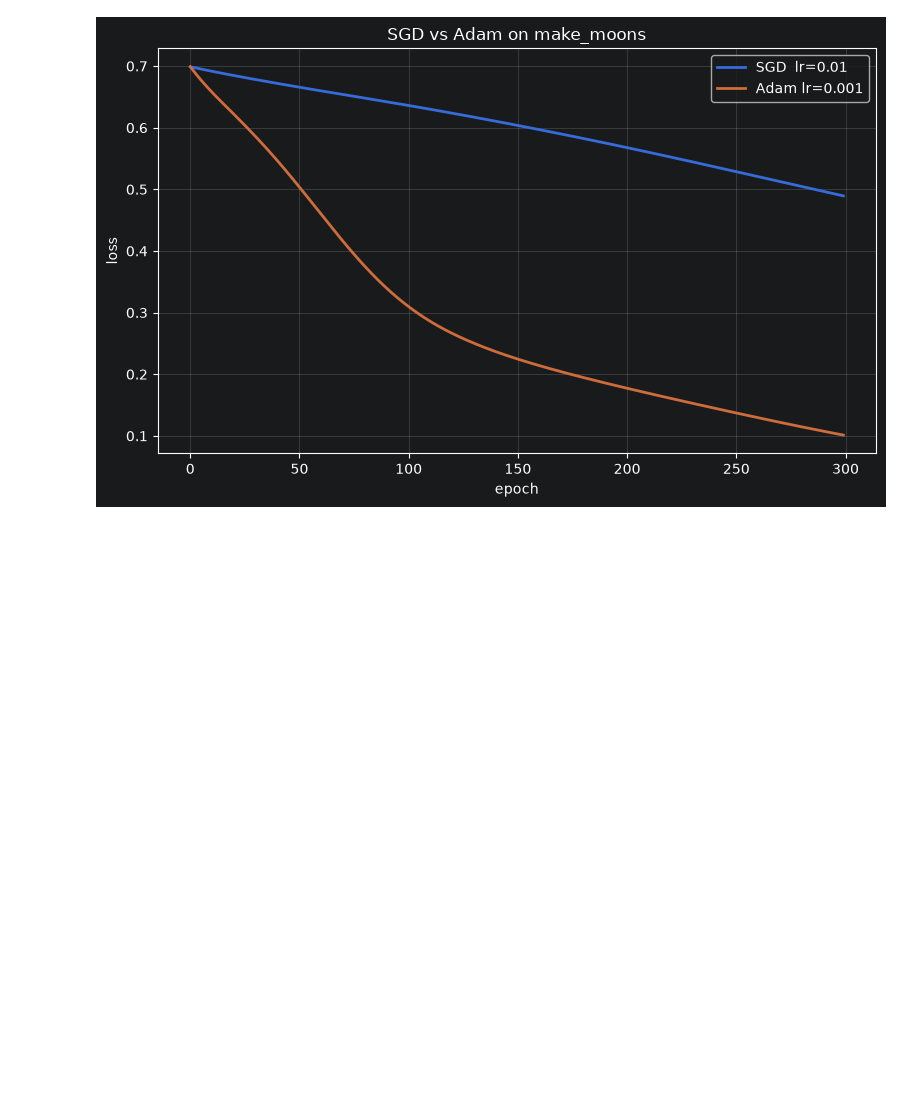
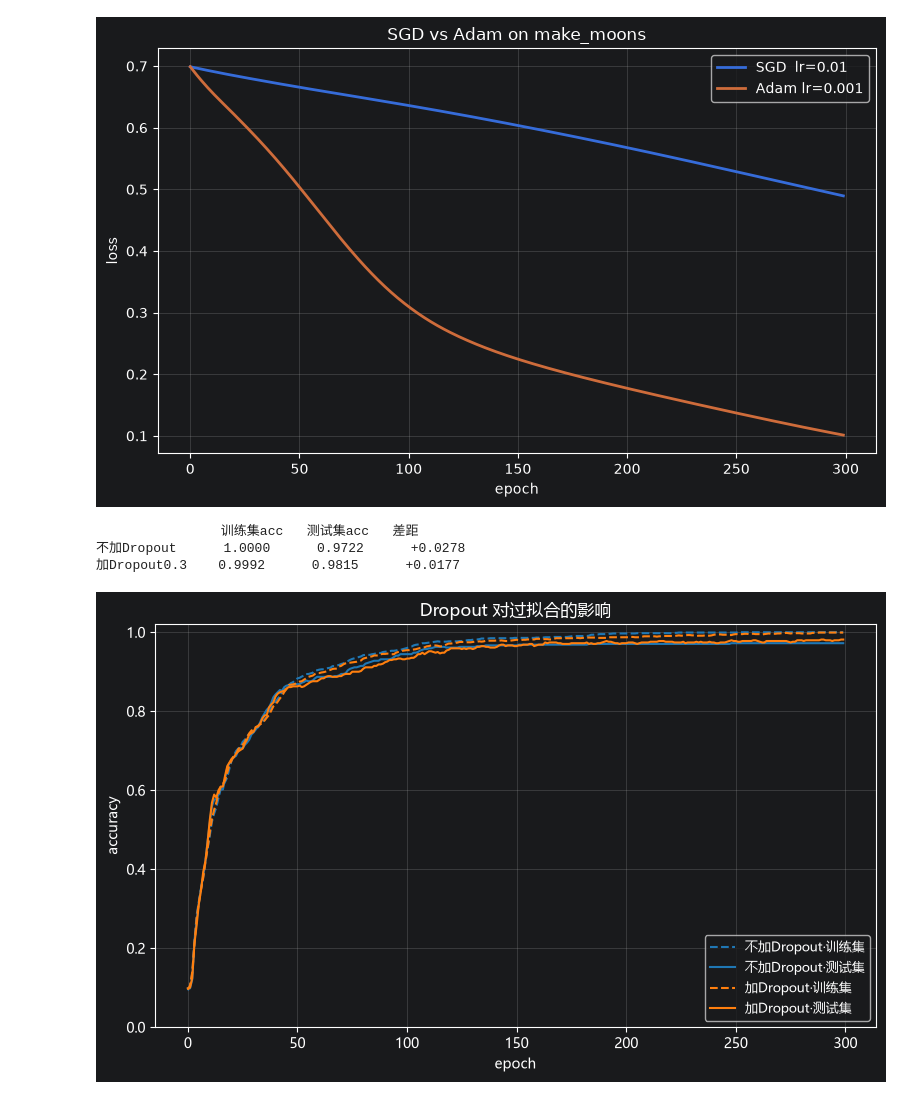
Before and after one commit to xuanyi520/machine-learning-and-deep-learning, a Jupyter notebook: 练习代码/Learn.ipynb, the cells around one changed output. Cells and saved outputs as stored; diff of their text form; code cells hidden in the pictures; blank space fills up the shorter version.

Commit message:
W9 结项：自测题作答 + 出口标准达成
- 3-2 讲义第九节五道自测题全部作答
- 出口标准四条全部勾选
- Learn.ipynb 新增 load_digits 数据集完整实验
- 实测：不加 Dropout 差距 0.0278，加 Dropout 差距 0.0177
- 学习总结与进度追踪同步更新

```diff
--- a/练习代码/Learn.ipynb
+++ b/练习代码/Learn.ipynb
@@ -1391,24 +1391,83 @@ Adam (lr=0.001): 最终 loss=0.1013  acc=0.9660
 # %%
 import torch
 import torch.nn as nn
 import matplotlib.pyplot as plt
 from sklearn.datasets import load_digits
 from sklearn.model_selection import train_test_split
 plt.rcParams["font.sans-serif"] = ["Microsoft YaHei", "SimHei"]
 plt.rcParams["axes.unicode_minus"] = False
 
 #造数据
 #这是sklearn自带的手写数字数据集，不需要下载，装好sklearn就在本地
 d = load_digits()
 #/16.0，把0~16压到0~1之间，神经网络读0~1之间的的输入最敏感，直接喂数字，数字跨度太大会让训练不稳定
 X = torch.tensor(d.data / 16.0,dtype=torch.float32)#numpy数组默认是float64类型，pytorch默认要float32
 y = torch.tensor(d.target,dtype=torch.long)
 X_tr, X_te, y_tr, y_te = train_test_split(X, y,test_size=0.3,
                                           random_state=42,stratify=y)
-#构建神经网络
+#构建神经网络,MyNet
 class MyNet(nn.Module):
     def __init__(self,use_dropout):
         super().__init__()
         self.fc1 = nn.Linear(64,128)
         self.fc2 = nn.Linear(128,64)
         self.fc3 = nn.Linear(64,10)
+        self.relu = nn.ReLU()
+        #随机丢弃30%的神经元，防止过拟合
+        self.dropout = nn.Dropout(0.3)
+        self.use_dropout = use_dropout
+    def forward(self,x):
+        x = self.relu(self.fc1(x))
+        x = self.relu(self.fc2(x))
+        if self.use_dropout:
+            x = self.dropout(x)#fc2之后、fc3之前丢弃
+        return self.fc3(x)
+#算准确率：10个分数里最大的那个是预测类别，和真实标签比，对的占多少
+@torch.no_grad()
+def acc(model,X,y):
+    #算分关掉Dropout
+    model.eval()
+    #.item()就是把pytorch中的张量变成普通数字
+    return (model(X).argmax(dim=1) == y).float().mean().item()
+#训练一次，返回每一步的训练集/测试集准确率
+def train(use_dropout, epochs=300, lr=1e-3):
+    #两组起点相同
+    torch.manual_seed(0)
+    model = MyNet(use_dropout)
+    opt = torch.optim.Adam(model.parameters(),lr=lr)
+    crit = nn.CrossEntropyLoss()
+    tr_hist, te_hist = [], []
+    for _ in range(epochs):
+        model.train()                    #训练时打开Dropout
+        opt.zero_grad()
+        loss = crit(model(X_tr), y_tr)
+        loss.backward()
+        opt.step()
+        tr_hist.append(acc(model, X_tr, y_tr))
+        te_hist.append(acc(model, X_te, y_te))
+    return tr_hist, te_hist
+#跑两组：不加Dropout vs 加Dropout
+tr_no, te_no = train(use_dropout=False)
+tr_yes, te_yes = train(use_dropout=True)
+print("                训练集acc   测试集acc   差距")
+for name, tr, te in [("不加Dropout", tr_no, te_no), ("加Dropout0.3", tr_yes, te_yes)]:
+    print(f"{name:12s}   {tr[-1]:.4f}      {te[-1]:.4f}      {tr[-1] - te[-1]:+.4f}")
+#画图：虚线是训练集，实线是测试集，两条线挨得越近，说明越没有过拟合
+plt.figure(figsize=(8, 5))
+plt.plot(tr_no, "--", color="tab:blue", label="不加Dropout·训练集")
+plt.plot(te_no, "-", color="tab:blue", label="不加Dropout·测试集")
+plt.plot(tr_yes, "--", color="tab:orange", label="加Dropout·训练集")
+plt.plot(te_yes, "-", color="tab:orange", label="加Dropout·测试集")
+plt.xlabel("epoch")
+plt.ylabel("accuracy")
+plt.title("Dropout 对过拟合的影响")
+plt.ylim(0, 1.02)
+plt.legend(fontsize=9)
+plt.grid(alpha=0.3)
+plt.tight_layout()
+plt.show()
+# %% [output]
+                训练集acc   测试集acc   差距
+不加Dropout      1.0000      0.9722      +0.0278
+加Dropout0.3    0.9992      0.9815      +0.0177
+[figure, added]
```
Also changed, not shown: 3 other files.
